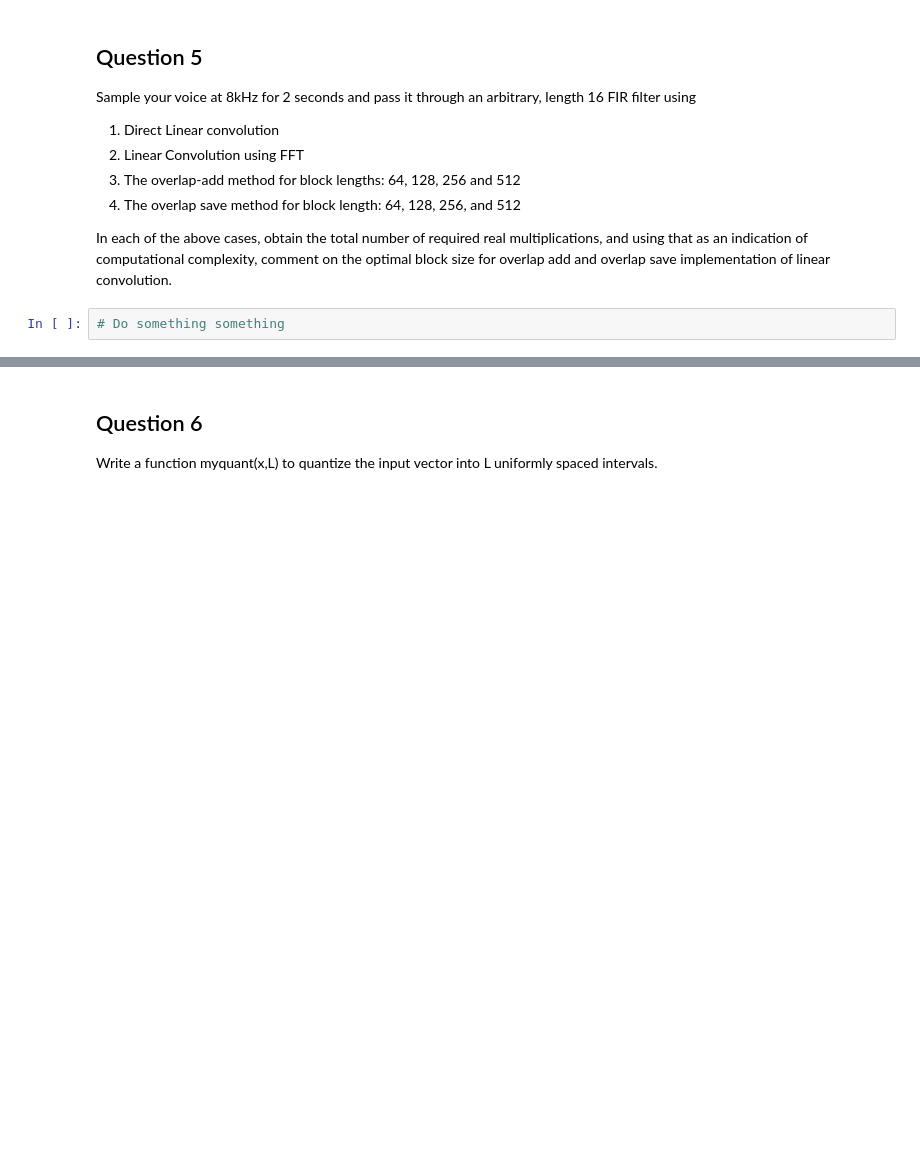
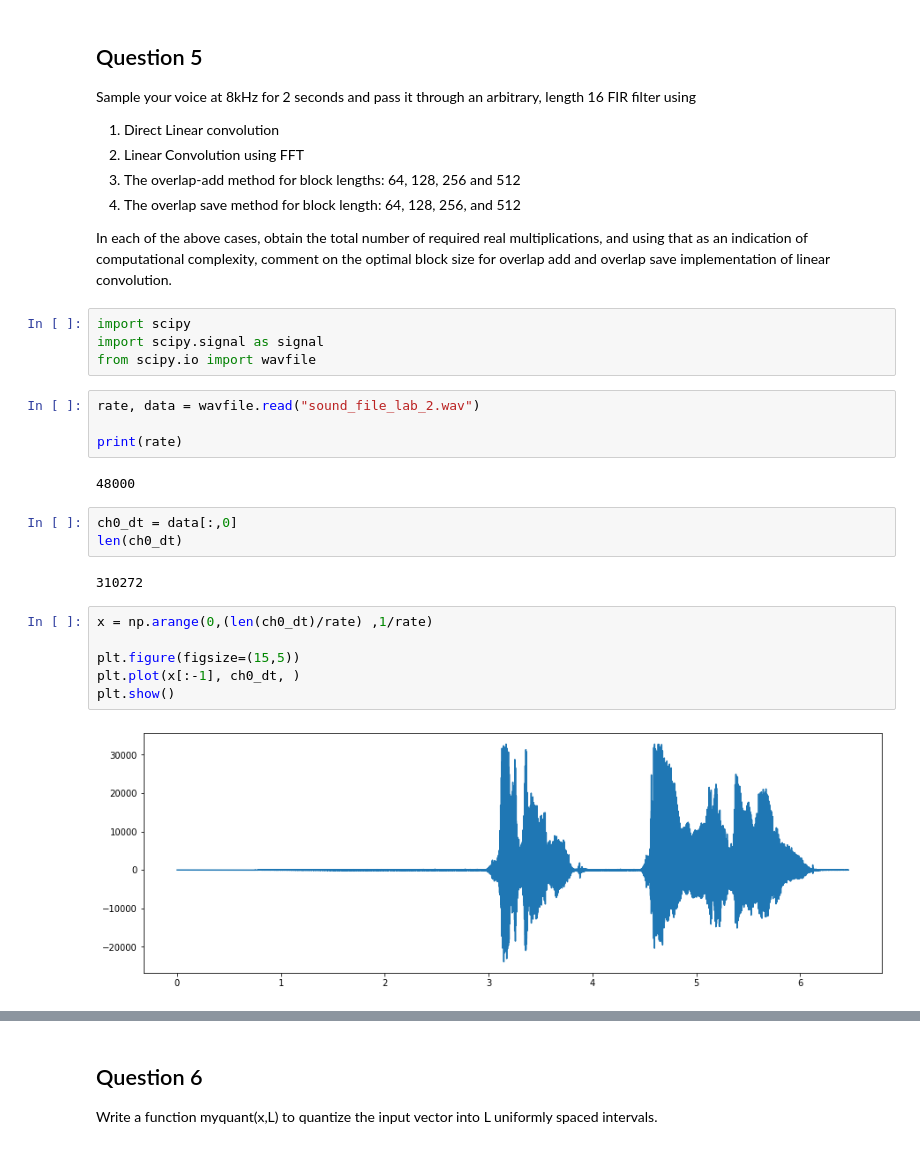
Before and after one commit to Bhavnicksm/dsp_lab_notebooks, a Jupyter notebook: EE333_Lab_2.ipynb, the cells around one changed output, grey strips where cells are left out. Drawn from its saved outputs; the diff is of its cells as text; blank space fills up the shorter version.

```diff
--- a/EE333_Lab_2.ipynb
+++ b/EE333_Lab_2.ipynb
@@ -169,5 +169,26 @@ Sample your voice at 8kHz for 2 seconds and pass it through an arbitrary, length
 4. The overlap save method for block length: 64, 128, 256, and 512
 
 In each of the above cases, obtain the total number of required real multiplications, and using that as an indication of computational complexity, comment on the optimal block size for overlap add and overlap save implementation of linear convolution.
-# %%
-# Do something something
+# %%
+import scipy
+import scipy.signal as signal
+from scipy.io import wavfile
+# %%
+rate, data = wavfile.read("sound_file_lab_2.wav")
+
+print(rate)
+# %% [output]
+48000
+# %%
+ch0_dt = data[:,0]
+len(ch0_dt)
+# %% [output]
+310272
+# %%
+x = np.arange(0,(len(ch0_dt)/rate) ,1/rate)
+
+plt.figure(figsize=(15,5))
+plt.plot(x[:-1], ch0_dt, )
+plt.show()
+# %% [output]
+[figure, added]
```
Also changed, not shown: parts of 24 cells of this notebook.
